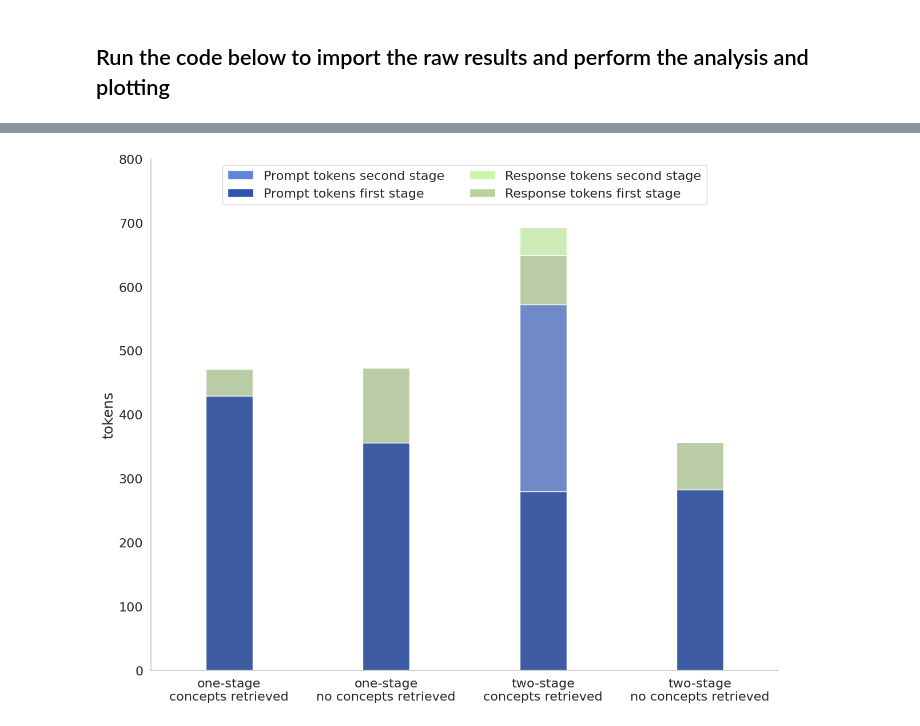
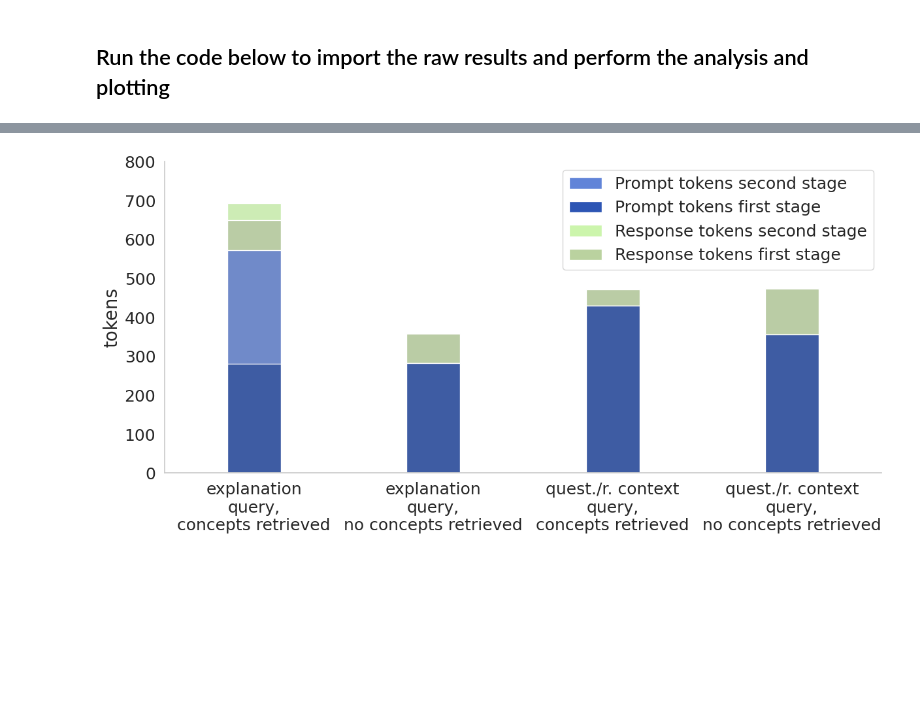
Before and after one commit to fgebelli/personalised_XHRI, a Jupyter notebook: simulator.ipynb, the cells around one changed output, grey strips where cells are left out. Cells and saved outputs as stored; diff of their text form; code cells hidden in the pictures; blank space fills up the shorter version.

```diff
--- a/simulator.ipynb
+++ b/simulator.ipynb
@@ -8,6 +8,9 @@ import random
 import seaborn as sns
 import matplotlib.pyplot as plt
 from matplotlib.patches import Patch
+import matplotlib
+
+matplotlib.rcParams['pdf.fonttype'] = 42  # Use TrueType (Type 42)
 # %% [markdown]
 ## Run the below code chunk to rerun all the experiments
 # %%
@@ -329,10 +313,10 @@ df = pd.read_csv('ablation_study.csv')
 
 df["length_reduction"] = df["length_reduction"].astype(float)
 df["length_reduction"] = df["length_reduction"] * 100
-df["stages"] = df["ablation"].apply(lambda x: "one-stage" if "one-stage" in x else "two-stage")
+df["stages"] = df["ablation"].apply(lambda x: "quest./r. context\nquery" if "one-stage" in x else "explanation\nquery")
 df["total_retrieved"] = df["correct_retrieved"] + df["incorrect_retrieved"]
 df["retrieval"] = df["total_retrieved"].apply(lambda x: True if not math.isnan(x) and x > 0 else False)
-df["stages_retrieval"] = df["stages"] + "\n" + df["retrieval"].apply(lambda x: "concepts retrieved" if x else "no concepts retrieved")
+df["stages_retrieval"] = df["stages"] + ",\n" + df["retrieval"].apply(lambda x: "concepts retrieved" if x else "no concepts retrieved")
 
 df_no_initial = df[df['round'] > 1]
 
@@ -346,7 +330,8 @@ ablation_thresh_values = ['one-stage-noRAG_0.35', 'one-stage-question_0.35', 'on
 
 df_summary_by_thresh_no_initial['ablation_thresh'] = pd.Categorical(df_summary_by_thresh_no_initial['ablation_thresh'], categories=ablation_thresh_values, ordered=True)
 
-df_summary_by_thresh_no_initial['ablation_thresh'] = df_summary_by_thresh_no_initial['ablation_thresh'].cat.rename_categories({'one-stage-noRAG_0.35': 'one-stage\nRAG: all', 'one-stage-question_0.35': 'one-stage\nRAG: quest.\nthresh: low', 'one-stage-question_0.45': 'one-stage\nRAG:quest.\nthresh: mid', 'one-stage-question_0.55': 'one-stage\nRAG: quest.\nthresh: high', 'one-stage_0.35': 'one-stage\nRAG: r. context\nthresh: low', 'one-stage_0.45': 'one-stage\nRAG:r. context\nthresh: mid', 'one-stage_0.55': 'one-stage  \nRAG: r. context\nthresh: high', 'two-stage-noRAG_0.35': 'two-stage\nRAG: all', 'two-stage_0.35': 'two-stage\nRAG: expl.\nthresh: low', 'two-stage_0.45': 'two-stage \nRAG: expl.\nthresh: mid', 'two-stage_0.55': 'two-stage\nRAG: expl.\nthresh: high'})
+
+df_summary_by_thresh_no_initial['ablation_thresh'] = df_summary_by_thresh_no_initial['ablation_thresh'].cat.rename_categories({'one-stage-noRAG_0.35': 'quest./r. context\nquery,\nzero thresh\n', 'one-stage-question_0.35': 'question\nquery,\nlow thresh', 'one-stage-question_0.45': 'question\nquery,\nmid thresh', 'one-stage-question_0.55': 'question\nquery,\nhigh thresh', 'one-stage_0.35': 'r. context\nquery,\nlow thresh', 'one-stage_0.45': 'r. context\nquery,\nmid thresh', 'one-stage_0.55': 'r. context\nquery,\nhigh thresh', 'two-stage-noRAG_0.35': 'explanation\nquery,\nzero thresh', 'two-stage_0.35': 'explanation\nquery,\nlow thresh', 'two-stage_0.45': 'explanation\nquery,\nmid thresh', 'two-stage_0.55': 'explanation\nquery,\nhigh thresh'})
 
 df_summary_by_thresh_no_initial['round'] = pd.Categorical(df_summary_by_thresh_no_initial['round'], categories=[2,3,4,5], ordered=True)
 df_summary_by_thresh_no_initial['round'] = df_summary_by_thresh_no_initial['round'].cat.reorder_categories([3,5,2,4])
@@ -358,21 +343,25 @@ df_summary_by_thresh_no_initial['round'] = df_summary_by_thresh_no_initial['roun
 
 palette = ["#9980FF", "#4fc4ad","#FFA77C", "#FF576B"]
 
-sns.set(rc={'figure.figsize':(20,10)})
+sns.set(rc={'figure.figsize':(20,7)})
 sns.set_theme(style="whitegrid")
 ax = sns.barplot(x="ablation_thresh", y="length_reduction", hue= "round", data=df_summary_by_thresh_no_initial, palette=palette)
 
 sns.despine()
 plt.tight_layout()
 
-ax.get_legend().set_title('')
 ax.yaxis.grid(False)
-ax.set_xlabel('')
+ax.set_xlabel('Ablation')
 ax.set_ylabel('Length Reduction (%)')
-ax.tick_params(axis='x', labelsize=16)
-ax.tick_params(axis='y', labelsize=16)
-ax.legend(fontsize = 16)
-ax.set_ylabel(ax.get_ylabel(), fontsize = 18)
+ax.tick_params(axis='x', labelsize=18)
+ax.tick_params(axis='y', labelsize=18)
+ax.legend(fontsize = 18)
+ax.set_ylabel(ax.get_ylabel(), fontsize = 20)
+ax.set_xlabel(ax.get_xlabel(), fontsize = 20)
+ax.get_legend().set_title('Test cases', prop={'size':18})
+
+# Increase margin of x label
+# plt.gcf().subplots_adjust(bottom=0.55)
 
 plt.savefig('length_reduction.pdf', bbox_inches='tight')
 plt.show()
@@ -384,36 +373,36 @@ plt.show()
 ##########################
 
 df_by_stage['response_tokens_added'] = df_by_stage['prompt_tokens'] + df_by_stage['response_tokens']
 df_by_stage['response_tokens_1'] = df_by_stage['prompt_tokens'] + df_by_stage['response_tokens_first']
 
-sns.set(rc={'figure.figsize':(12,10)})
+sns.set(rc={'figure.figsize':(12,6)})
 sns.set_theme(style="whitegrid")
 ax = sns.barplot(x="stages_retrieval", y="response_tokens_added", data=df_by_stage, color='#CCF5AC', errorbar=None, width=0.3)
 ax = sns.barplot(x="stages_retrieval", y="response_tokens_1", data=df_by_stage, color='#BAD29F', errorbar=None, width=0.3)
 ax = sns.barplot(x="stages_retrieval", y="prompt_tokens", data=df_by_stage, color='#6184D8', errorbar=None, width=0.3)
 ax = sns.barplot(x="stages_retrieval", y="prompt_tokens_first", data=df_by_stage, color='#2D55B4', errorbar=None, width=0.3)
 
 
 legend_handles = [
     Patch(facecolor='#6184D8', label='Prompt tokens second stage'),
 	Patch(facecolor='#2D55B4', label='Prompt tokens first stage'),
 	Patch(facecolor='#CCF5AC', label='Response tokens second stage'),
 	Patch(facecolor='#BAD29F', label='Response tokens first stage'),
 ]
 
 sns.despine()
 plt.tight_layout()
 
 ax.yaxis.grid(False)
 ax.set_xlabel('')
 ax.set_ylabel('tokens')
 ax.set_ylim(ymax=800)
-ax.tick_params(axis='x', labelsize=16)
-ax.tick_params(axis='y', labelsize=16)
-ax.legend(handles=legend_handles, loc='upper center', ncols = 2, fontsize=16)
-ax.set_ylabel(ax.get_ylabel(), fontsize = 18)
+ax.tick_params(axis='x', labelsize=18)
+ax.tick_params(axis='y', labelsize=18)
+ax.legend(handles=legend_handles, loc='upper right', ncols = 1, fontsize=18)
+ax.set_ylabel(ax.get_ylabel(), fontsize = 20)
 
 plt.savefig('prompt_response_tokens.pdf', bbox_inches='tight')
 plt.show()
 # %% [output]
-[figure, old version]
+[figure, new version]
```
Also changed, not shown: parts of 2 cells of this notebook.
